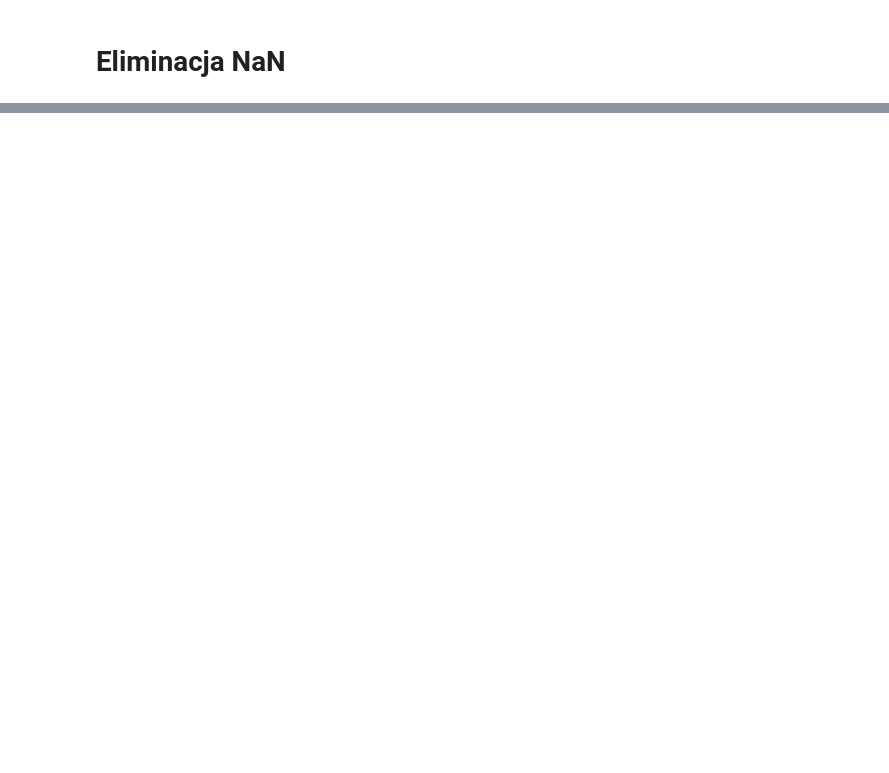
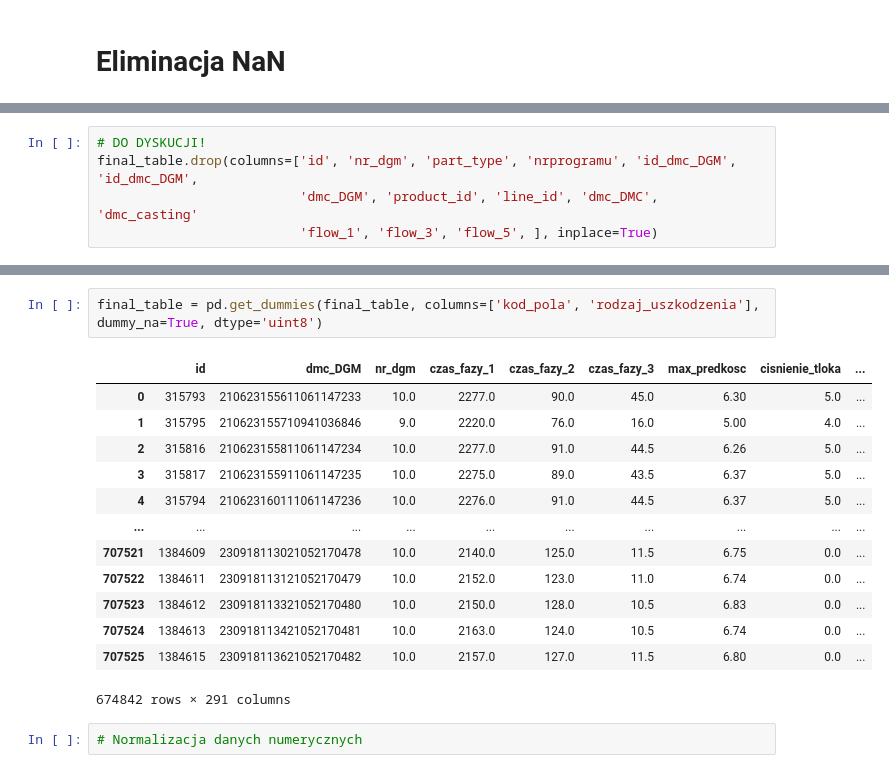
Before and after one commit to kubas99x/predict_quality_of_car_parts, a Jupyter notebook: src/oracle_connection.ipynb, the cells around one changed output, grey strips where cells are left out. Saved outputs shown, nothing was run; the diff lists cells and outputs as text; blank space fills up the shorter version.

```diff
--- a/src/oracle_connection.ipynb
+++ b/src/oracle_connection.ipynb
@@ -265,0 +318,5 @@ final_table.iloc[:, 100:150]
+# %%
+# DO DYSKUCJI!
+final_table.drop(columns=['id', 'nr_dgm', 'part_type', 'nrprogramu', 'id_dmc_DGM', 'id_dmc_DGM',
+                          'dmc_DGM', 'product_id', 'line_id', 'dmc_DMC', 'dmc_casting'
+                          'flow_1', 'flow_3', 'flow_5', ], inplace=True)
@@ -265,0 +342,18 @@ final_table.iloc[:, 100:150]
+# %%
+final_table = pd.get_dummies(final_table, columns=['kod_pola', 'rodzaj_uszkodzenia'], dummy_na=True, dtype='uint8')
+# %% [output]
+|  | id | dmc_DGM | nr_dgm | czas_fazy_1 | czas_fazy_2 | czas_fazy_3 | max_predkosc | cisnienie_tloka | ... |
+| 0 | 315793 | 210623155611061147233 | 10.0 | 2277.0 | 90.0 | 45.0 | 6.30 | 5.0 | ... |
+| 1 | 315795 | 210623155710941036846 | 9.0 | 2220.0 | 76.0 | 16.0 | 5.00 | 4.0 | ... |
+| 2 | 315816 | 210623155811061147234 | 10.0 | 2277.0 | 91.0 | 44.5 | 6.26 | 5.0 | ... |
+| 3 | 315817 | 210623155911061147235 | 10.0 | 2275.0 | 89.0 | 43.5 | 6.37 | 5.0 | ... |
+| 4 | 315794 | 210623160111061147236 | 10.0 | 2276.0 | 91.0 | 44.5 | 6.37 | 5.0 | ... |
+| ... | ... | ... | ... | ... | ... | ... | ... | ... | ... |
+| 707521 | 1384609 | 230918113021052170478 | 10.0 | 2140.0 | 125.0 | 11.5 | 6.75 | 0.0 | ... |
+| 707522 | 1384611 | 230918113121052170479 | 10.0 | 2152.0 | 123.0 | 11.0 | 6.74 | 0.0 | ... |
+| 707523 | 1384612 | 230918113321052170480 | 10.0 | 2150.0 | 128.0 | 10.5 | 6.83 | 0.0 | ... |
+| 707524 | 1384613 | 230918113421052170481 | 10.0 | 2163.0 | 124.0 | 10.5 | 6.74 | 0.0 | ... |
+| 707525 | 1384615 | 230918113621052170482 | 10.0 | 2157.0 | 127.0 | 11.5 | 6.80 | 0.0 | ... |
+674842 rows × 291 columns
+# %%
+# Normalizacja danych numerycznych
```
Also changed, not shown: parts of 15 cells of this notebook.
